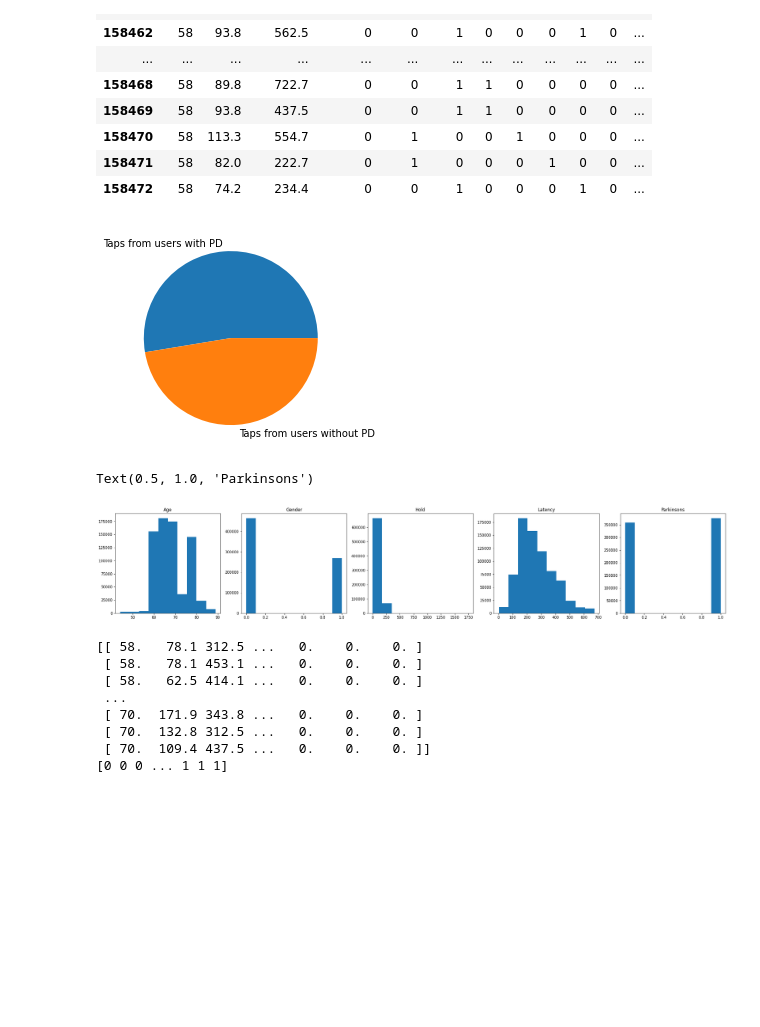
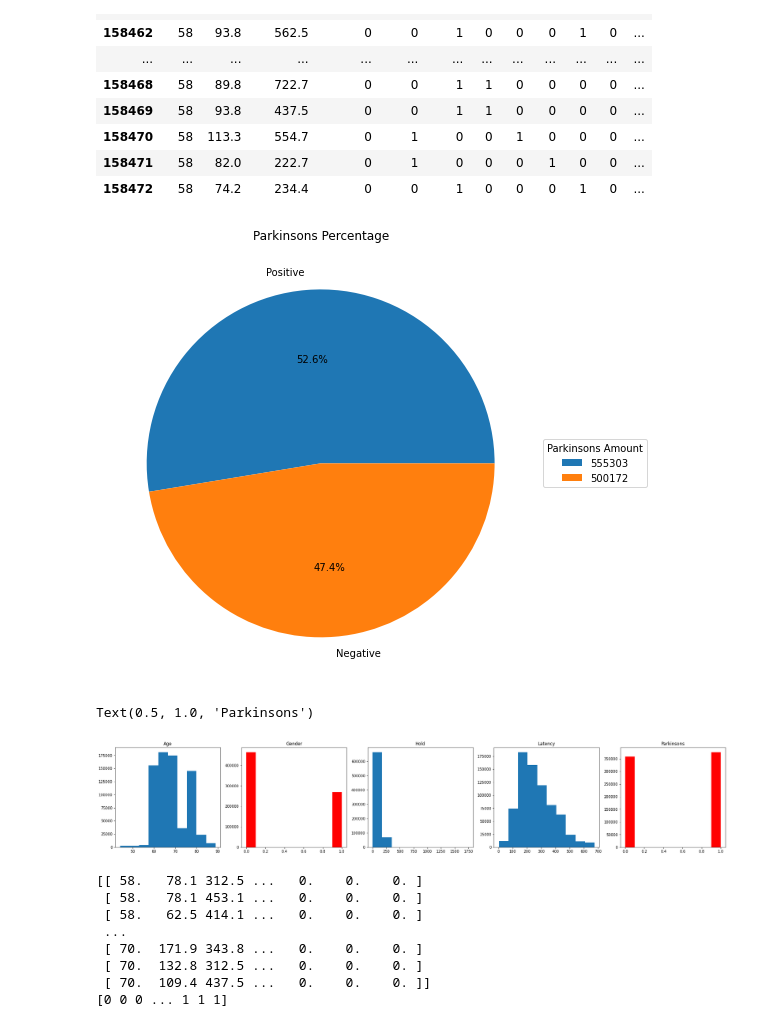
Before and after one commit to simonesinceri/ML-Project, a Jupyter notebook: parkinson.ipynb, the cells around one changed output. Cells and saved outputs as stored; diff of their text form; code cells hidden in the pictures; blank space fills up the shorter version.

```diff
--- a/parkinson.ipynb
+++ b/parkinson.ipynb
@@ -120,21 +121,9 @@ counts = all_userdata_df['Users'].value_counts()
 #avg = all_userdata_df.shape[0] / len(counts)
 #print(avg)  # numero medio di tap per ogni utente
 
-#counts.plot(kind = "hist")
-#counts.plot(kind = "hist", range = [0, 50])
-
-# togliere da dopo 1000 a 100000
-
 all_userdata_df = all_userdata_df[all_userdata_df['Users'].isin(counts[counts > 1000].index)]
 all_userdata_df = all_userdata_df[all_userdata_df['Users'].isin(counts[counts < 100000].index)]
 
-#all_userdata_df.head()
-
-# non leviamo i tap con lo spazio !!!
-
-
-#all_userdata_df = all_userdata_df.drop(["Users", "Date", "Datetime", "Flight", "*", "Tremors", "DiagnosisYear", "Sided", "UPDRS", "Impact", "Levadopa", "DA", "MAOB", "Other"], axis=1)
+all_userdata_df = all_userdata_df.drop(["Users", "Date", "Datetime", "Flight", "*", "Tremors", "DiagnosisYear", "Sided", "UPDRS", "Impact", "Levadopa", "DA", "MAOB", "Other"], axis=1)
 
 all_userdata_df.drop(all_userdata_df.loc[all_userdata_df['BirthYear']==''].index, inplace=True)
-
-# completata la pulizia
@@ -267,10 +259,14 @@ all_userdata_df.head(20)
 # %%
 total_rows = all_userdata_df.shape
 counts_parkinson = all_userdata_df[all_userdata_df["Parkinsons"] == 1].shape
 
 x = np.array([counts_parkinson[0], total_rows[0]-counts_parkinson[0]])
-label = ["Taps from users with PD", "Taps from users without PD"]
-plt.pie(x, labels = label)
+label = ["Positive", "Negative"]
+plt.figure(figsize=(8,8), facecolor = "white")
+
+plt.pie(x, labels = label, autopct='%1.1f%%')
+plt.title("Parkinsons Percentage")
+plt.legend(x, title="Parkinsons Amount", loc="center left", bbox_to_anchor=(1, 0, 0.5, 1))
 plt.show()
 # %% [output]
-[figure, old version]
+[figure, new version]
@@ -277,11 +281,4 @@ plt.show()
 # %%
-
-z_scores = stats.zscore(all_userdata_df)
-abs_z_scores = np.abs(z_scores)
-
-filtered_entries = (abs_z_scores < 3).all(axis=1)
-
-all_userdata_df = all_userdata_df[filtered_entries]
 
 # all_userdata_df.hist(bins = 10, figsize = (20,15), range = [0, 500])
 fig, axs = plt.subplots(1, 5, figsize = (30,5))
@@ -290,11 +287,11 @@ axs[2].hist(all_userdata_df.Hold)
 axs[2].set_title('Hold')
 axs[3].hist(all_userdata_df.Latency)
 axs[3].set_title('Latency')
-axs[1].hist(all_userdata_df.Gender)
+axs[1].hist(all_userdata_df.Gender, color = "red")
 axs[1].set_title('Gender')
 axs[0].hist(all_userdata_df.Age)
 axs[0].set_title('Age')
-axs[4].hist(all_userdata_df.Parkinsons)
+axs[4].hist(all_userdata_df.Parkinsons, color = "red")
 axs[4].set_title('Parkinsons')
 
 # # all_userdata_df.drop(all_userdata_df.loc[all_userdata_df['Hold']==812648.4].index, inplace=True)
@@ -305,7 +302,7 @@ axs[4].set_title('Parkinsons')
 # print(find)
 # %% [output]
 Text(0.5, 1.0, 'Parkinsons')
-[figure, old version]
+[figure, new version]
 # %%
 x = all_userdata_df.iloc[:, :-1].values
 y = all_userdata_df.iloc[:, -1].values
```
Also changed, not shown: parts of 9 cells of this notebook.
